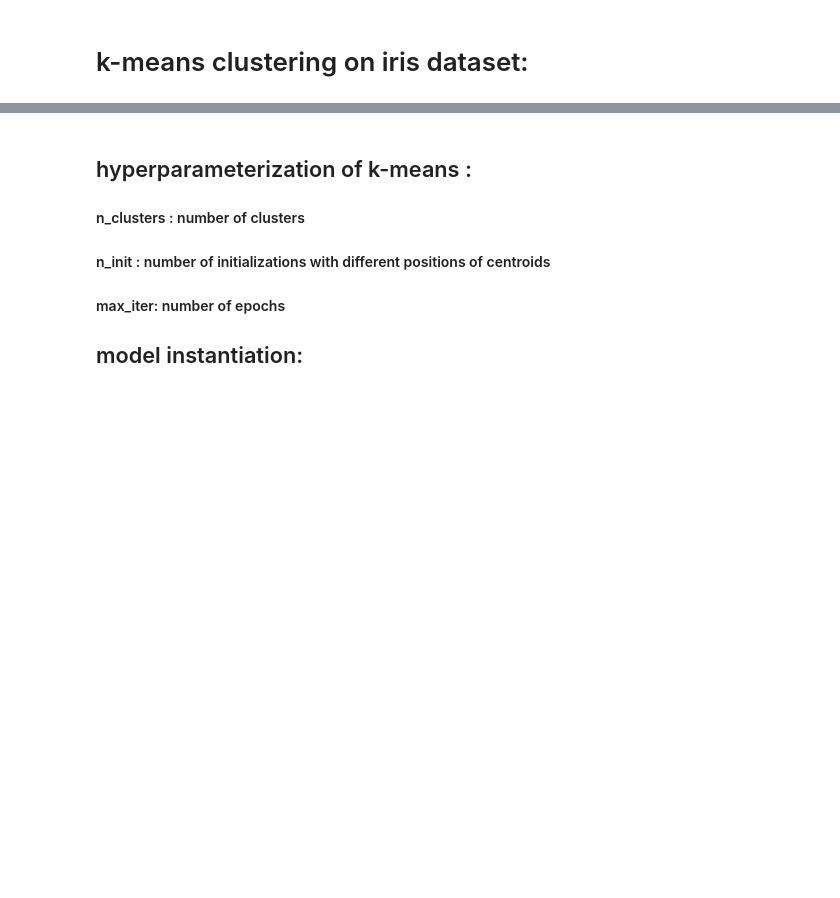
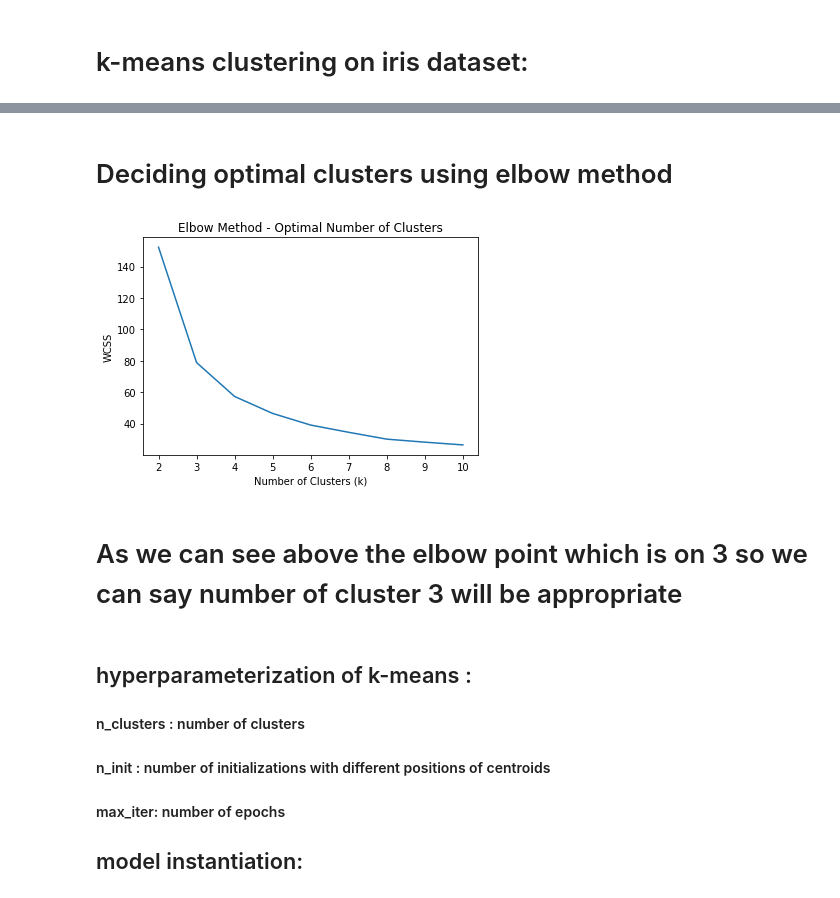
Before and after one commit to HuzefaAnver2303002KHIDEG/HuzefaAnver-DEG-002, a Jupyter notebook: Unit 3.3 graded assignment/assignment 3.3.ipynb, the cells around one changed output, grey strips where cells are left out. Saved outputs shown, nothing was run; the diff lists cells and outputs as text; code cells hidden in the pictures; blank space fills up the shorter version.

```diff
--- a/Unit 3.3 graded assignment/assignment 3.3.ipynb
+++ b/Unit 3.3 graded assignment/assignment 3.3.ipynb
@@ -12,3 +26,21 @@ x = iris.data
+# %% [markdown]
+# Deciding optimal clusters using elbow method
+# %%
+wcss = []
+for k in range(2, 11):
+    kmeans = KMeans(n_clusters=k)
+    kmeans.fit(x)
+    wcss.append(kmeans.inertia_)
+
+plt.plot(range(2, 11), wcss)
+plt.xlabel('Number of Clusters (k)')
+plt.ylabel('WCSS')
+plt.title('Elbow Method - Optimal Number of Clusters')
+plt.show()
+# %% [output]
+[figure, added]
+# %% [markdown]
+# As we can see above the elbow point which is on 3 so we can say number of cluster 3 will be appropriate
 # %% [markdown]
 ## hyperparameterization of k-means :
 #### n_clusters : number of clusters
```
Also changed, not shown: parts of 4 cells of this notebook.
